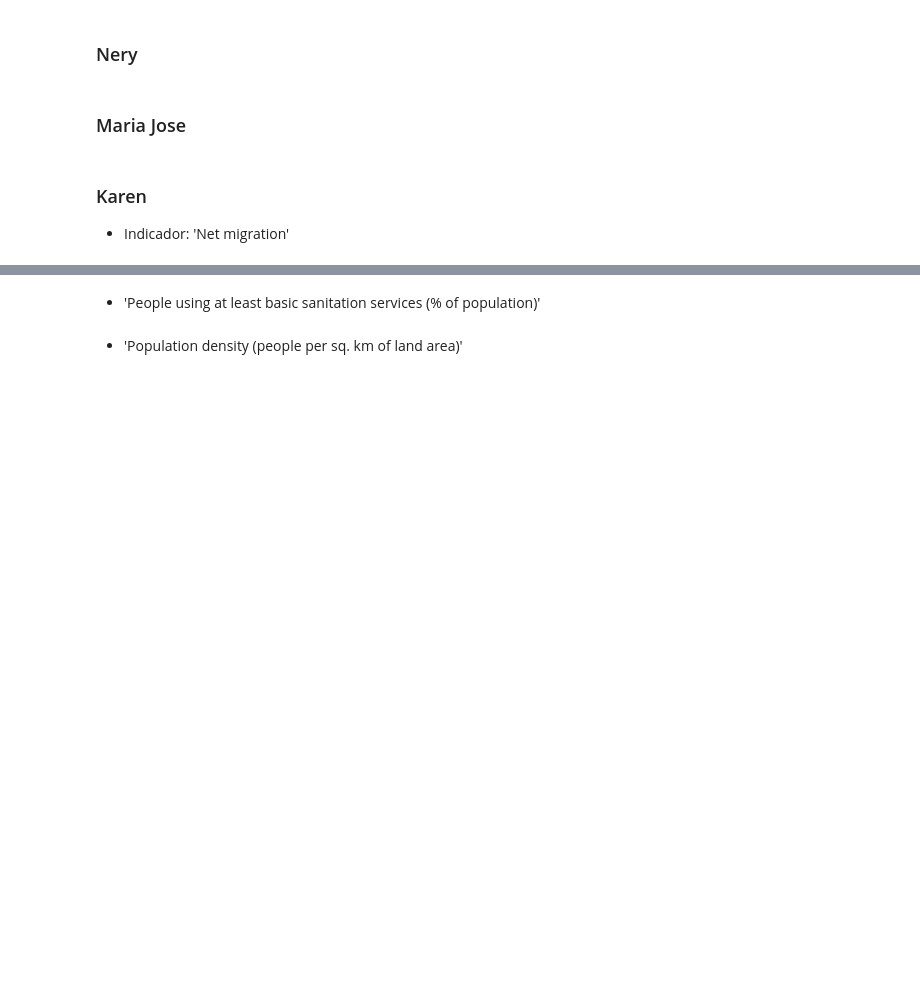
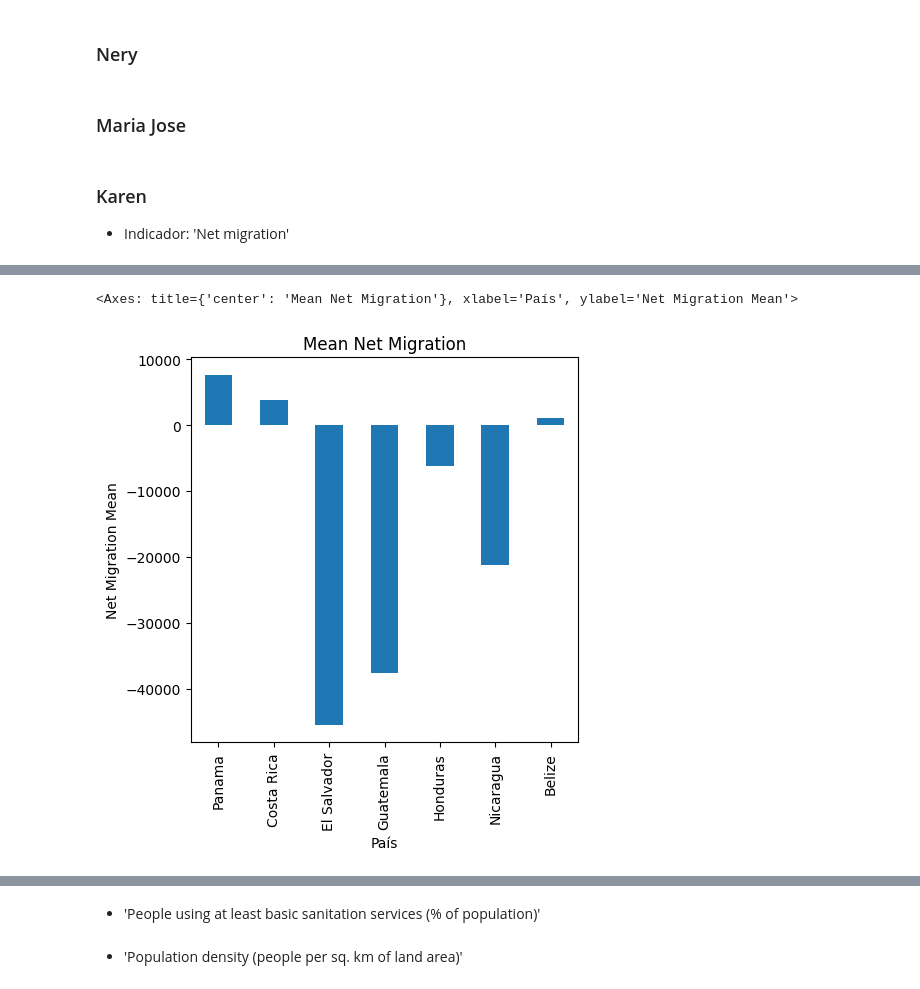
Before and after one commit to KarenSSanchezP/AnalisisLongevidad-AC, a Jupyter notebook: archivo.ipynb, the cells around one changed output, grey strips where cells are left out. Saved outputs shown, nothing was run; the diff lists cells and outputs as text; code cells hidden in the pictures; blank space fills up the shorter version.

Commit message:
graficos de net migration v1.0 + update requirements.txt

```diff
--- a/archivo.ipynb
+++ b/archivo.ipynb
@@ -67,0 +87,9 @@ NameError: name 'df' is not defined
+# %%
+# seleccionar las filas que contienen el indicador "Net migration"
+dfNetMigration = df[df['Indicador'].str.contains('Net migration')]
+# eliminar la columna indicador
+dfNetMigration = dfNetMigration.drop(columns=['Indicador'])
+# elegimos la columna "País" como index y eliminamos la columna "País"
+dfNetMigration.set_index('País', inplace=True)
+# mostramos los datos
+dfNetMigration
@@ -67,0 +106,4 @@ NameError: name 'df' is not defined
+# %%
+#convertir los datos de tipo objeto a tipo float
+dfNetMigration = dfNetMigration.astype(float)
+dfNetMigration
@@ -67,0 +138,8 @@ NameError: name 'df' is not defined
+# %%
+import matplotlib.pyplot as plt
+dfNetMigMean = dfNetMigration.T.mean() #cambiamos filas por columnas y calculamos la media de cada país
+#grafico de barras
+dfNetMigMean.plot(kind='bar', title='Mean Net Migration', figsize=(5,5), xlabel='País', ylabel='Net Migration Mean')
+# %% [output]
+<Axes: title={'center': 'Mean Net Migration'}, xlabel='País', ylabel='Net Migration Mean'>
+[figure, added]
```
Also changed, not shown: parts of 8 cells of this notebook, 1 other file.
